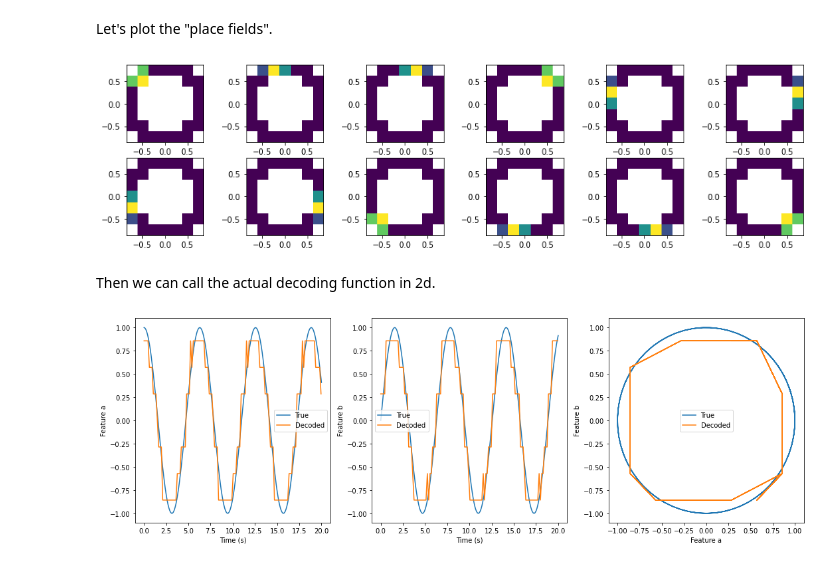
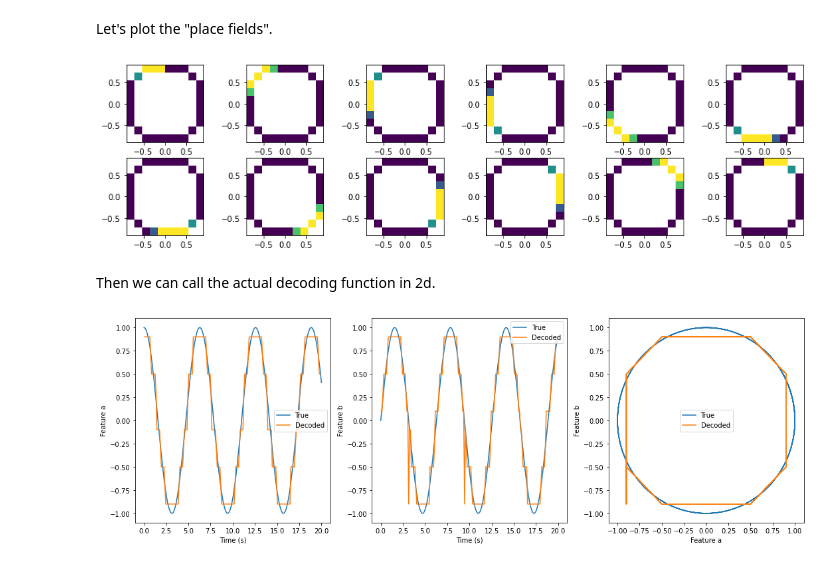
Before and after one commit to pynapple-org/pynapple, a Jupyter notebook: docs/notebooks/pynapple-process-notebook.ipynb, the cells around one changed output. Drawn from its saved outputs; the diff is of its cells as text; code cells hidden in the pictures.

```diff
--- a/docs/notebooks/pynapple-process-notebook.ipynb
+++ b/docs/notebooks/pynapple-process-notebook.ipynb
@@ -147,8 +147,9 @@ print(pethall[1])
 
 For now, pynapple can compute 1 dimension tuning curves (for example firing rate as a function of angular direction) and 2 dimension tuning curves ( for example firing rate as a function of position). In both cases, a TsGroup object can be directly passed to the function.
 # %%
-features = np.vstack((np.cos(np.arange(0, 1000, 0.1)),np.sin(np.arange(0,1000,0.1)))).T
-features = nap.TsdFrame(t = np.arange(0, 1000, 0.1), d = features, time_units = 's', time_support = epoch, columns=['a', 'b'])
+dt = 0.01
+features = np.vstack((np.cos(np.arange(0, 1000, dt)),np.sin(np.arange(0,1000,dt)))).T
+features = nap.TsdFrame(t = np.arange(0, 1000, dt), d = features, time_units = 's', time_support = epoch, columns=['a', 'b'])
 
 print(features)
 
@@ -203,17 +204,16 @@ First let's generate some fake "place fields" in 2 dimensions based on the featu
 # This part is just to generate units with a relationship to the features (i.e. "place fields")
 times = features.as_units('us').index.values
 ft = features.values
+alpha = np.arctan2(ft[:,1], ft[:,0])
+bins = np.repeat(np.linspace(-np.pi, np.pi, 13)[::,np.newaxis], 2, 1)
+bins += np.array([- 2*np.pi/24, 2*np.pi/24])
+ts_group = {}
+for i in range(12):
+    ts = times[(alpha>=bins[i,0]) & (alpha <= bins[i+1,1])]
+    ts_group[i] = nap.Ts(ts, time_units = 'us')
 
-bounds=np.arange(-1.0, 1.0, 0.5)
-ts_group = {}
-count = 0
-for x in bounds:
-    for y in bounds:
-        tidx = times[(ft[:,0]>x) & (ft[:,0]<x+0.5) & (ft[:,1]>y) & (ft[:,1]<y+0.5)]
-        if len(tidx):
-            ts_group[count] = nap.Ts(t=np.unique(tidx), time_units='us')
-            count += 1
 ts_group = nap.TsGroup(ts_group, time_support = epoch)
+
 ##############################################################################################
 
 import warnings
@@ -221,8 +221,9 @@ warnings.filterwarnings('ignore')
 
 tcurves2d, binsxy = nap.compute_2d_tuning_curves(group=ts_group,
                                                  feature=features,
-                                                 nb_bins=8,
-                                                 ep=epoch)
+                                                 nb_bins=10,
+                                                 ep=epoch,
+                                                 minmax=(-1.,1.,-1.,1.))
 # %% [markdown]
 Let's plot the "place fields".
 # %%
@@ -233,39 +234,39 @@ for i in ts_group.keys():
     plt.xticks()
 plt.show()
 # %% [output]
-[figure, old version]
+[figure, new version]
 # %% [markdown]
 Then we can call the actual decoding function in 2d.
 # %%
 decoded, proba_feature = nap.decode_2d(tuning_curves=tcurves2d,
                                      group=ts_group,
                                      ep=epoch,
-                                     bin_size=0.15, # second
+                                     bin_size=0.1, # second
                                      xy=binsxy,
                                     features=features,
                                     )
 
 
 plt.figure(figsize=(15,5))
 plt.subplot(131)
 plt.plot(features['a'].as_units('s').loc[0:20], label = 'True')
 plt.plot(decoded['a'].as_units('s').loc[0:20], label = 'Decoded')
 plt.legend()
 plt.xlabel("Time (s)")
 plt.ylabel("Feature a")
 plt.subplot(132)
 plt.plot(features['b'].as_units('s').loc[0:20], label = 'True')
 plt.plot(decoded['b'].as_units('s').loc[0:20], label = 'Decoded')
 plt.legend()
 plt.xlabel("Time (s)")
 plt.ylabel("Feature b")
 plt.subplot(133)
 plt.plot(features['a'].as_units('s').loc[0:20], features['b'].as_units('s').loc[0:20], label = 'True')
 plt.plot(decoded['a'].as_units('s').loc[0:20], decoded['b'].as_units('s').loc[0:20], label = 'Decoded')
 plt.xlabel("Feature a")
 plt.ylabel("Feature b")
 plt.legend()
 plt.tight_layout()
 plt.show()
 # %% [output]
-[figure, old version]
+[figure, new version]
```
Also changed, not shown: parts of 6 cells of this notebook, 1 other file.
